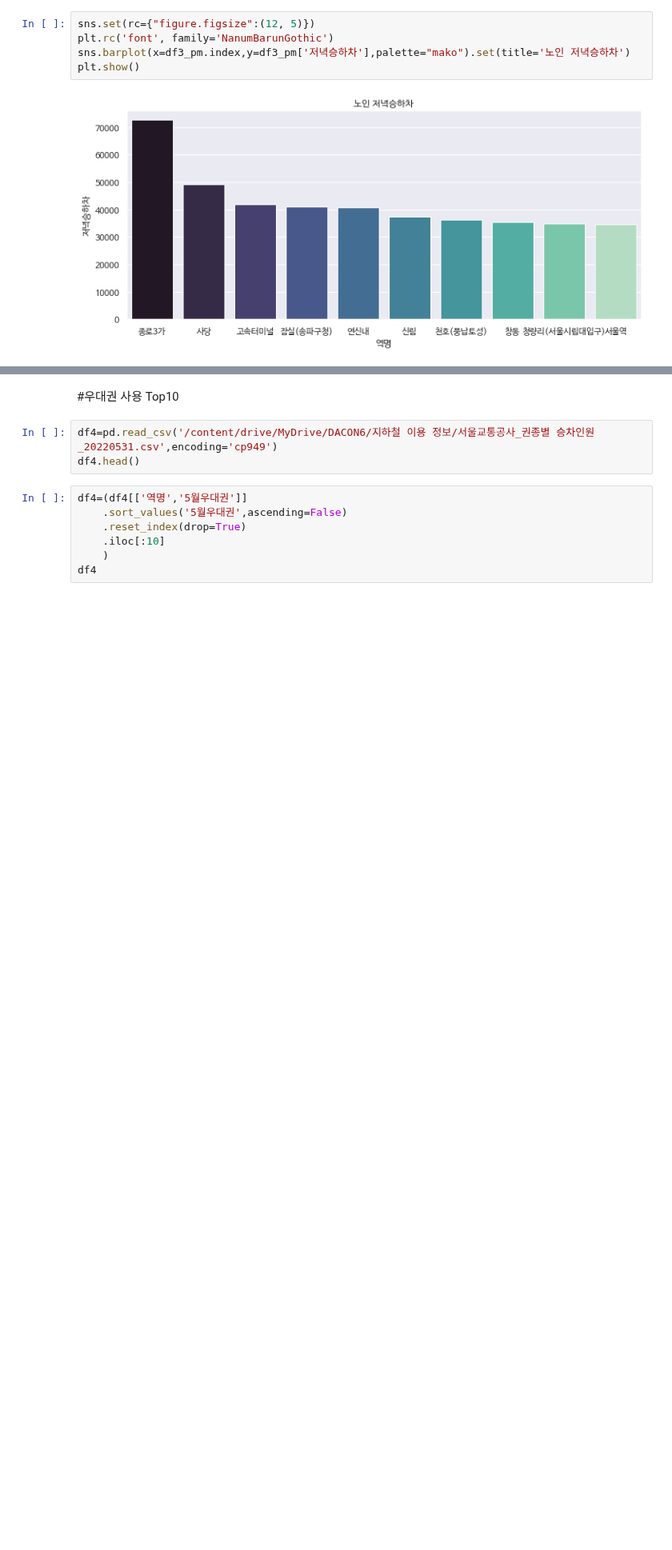
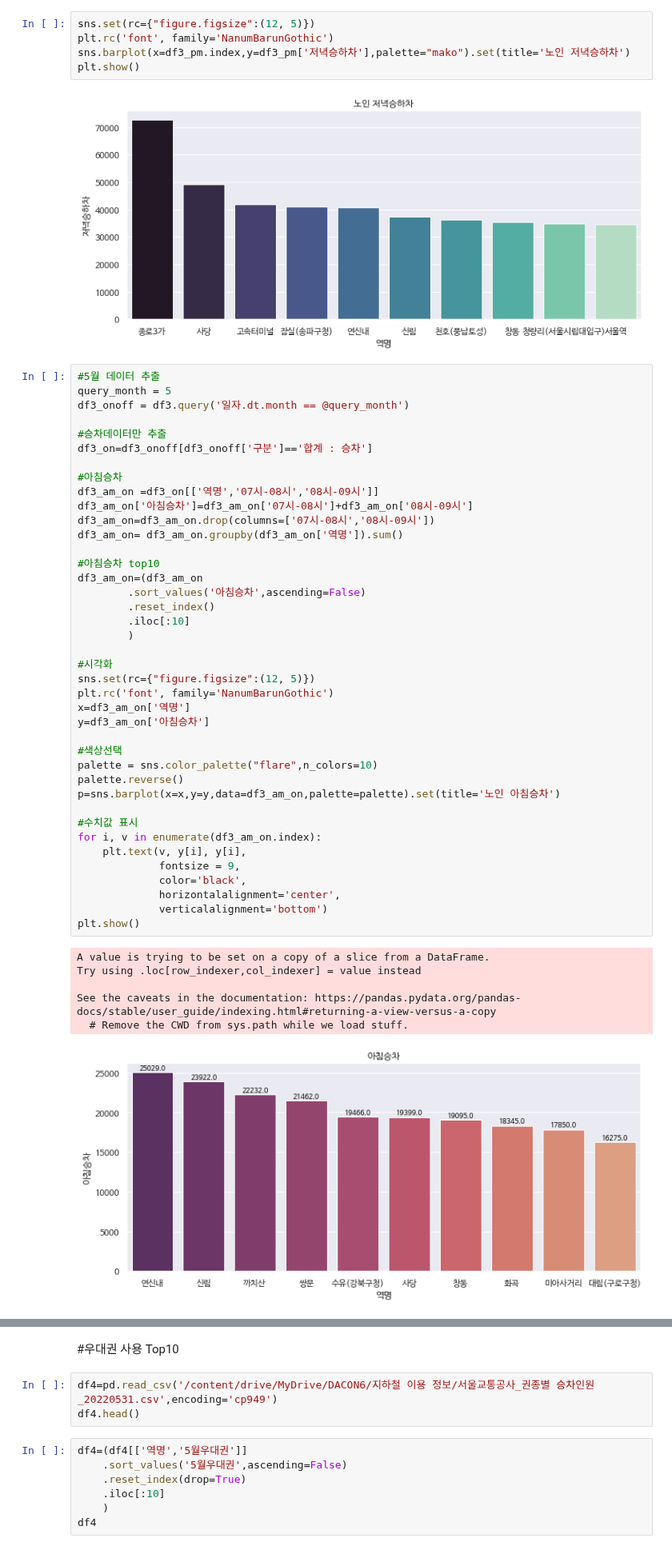
Before and after one commit to lg960214/DACON_Seoul_6, a Jupyter notebook: user_Top10.ipynb, the cells around one changed output, grey strips where cells are left out. Shown at 80% size. Saved outputs shown, nothing was run; the diff lists cells and outputs as text; blank space fills up the shorter version.

```diff
--- a/user_Top10.ipynb
+++ b/user_Top10.ipynb
@@ -346,3 +351,50 @@ sns.barplot(x=df3_pm.index,y=df3_pm['저녁승하차'],palette="mako").set(title
 plt.show()
 # %% [output]
 [figure]
+# %%
+#5월 데이터 추출
+query_month = 5
+df3_onoff = df3.query('일자.dt.month == @query_month')
+
+#승차데이터만 추출
+df3_on=df3_onoff[df3_onoff['구분']=='합계 : 승차']
+
+#아침승차
+df3_am_on =df3_on[['역명','07시-08시','08시-09시']]
+df3_am_on['아침승차']=df3_am_on['07시-08시']+df3_am_on['08시-09시']
+df3_am_on=df3_am_on.drop(columns=['07시-08시','08시-09시'])
+df3_am_on= df3_am_on.groupby(df3_am_on['역명']).sum()
+
+#아침승차 top10
+df3_am_on=(df3_am_on
+        .sort_values('아침승차',ascending=False)
+        .reset_index()
+        .iloc[:10]
+        )
+
+#시각화
+sns.set(rc={"figure.figsize":(12, 5)})
+plt.rc('font', family='NanumBarunGothic')
+x=df3_am_on['역명']
+y=df3_am_on['아침승차']
+
+#색상선택
+palette = sns.color_palette("flare",n_colors=10)
+palette.reverse()
+p=sns.barplot(x=x,y=y,data=df3_am_on,palette=palette).set(title='노인 아침승차')
+
+#수치값 표시
+for i, v in enumerate(df3_am_on.index):
+    plt.text(v, y[i], y[i],
+             fontsize = 9,
+             color='black',
+             horizontalalignment='center',
+             verticalalignment='bottom')
+plt.show()
+# %% [output]
+A value is trying to be set on a copy of a slice from a DataFrame.
+Try using .loc[row_indexer,col_indexer] = value instead
+
+See the caveats in the documentation: https://pandas.pydata.org/pandas-docs/stable/user_guide/indexing.html#returning-a-view-versus-a-copy
+  # Remove the CWD from sys.path while we load stuff.
+[figure, added]
```
Also changed, not shown: parts of 7 cells of this notebook.
